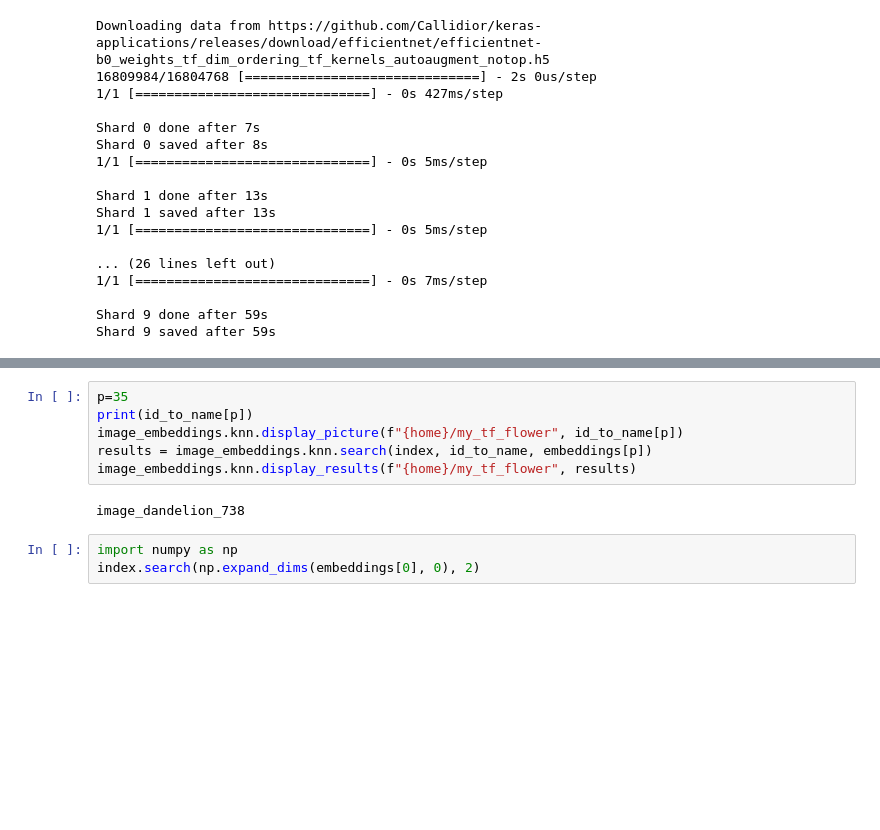
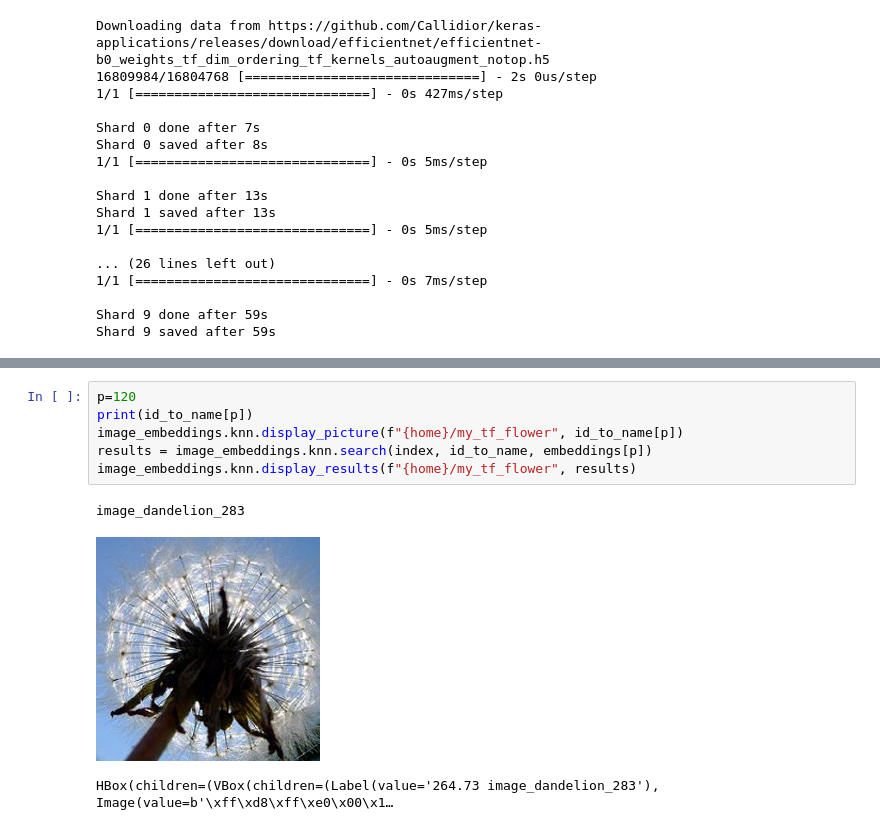
Before and after one commit to rom1504/image_embeddings, a Jupyter notebook: notebooks/SimpleImageEmb.ipynb, the cells around one changed output, grey strips where cells are left out. Drawn from its saved outputs; the diff is of its cells as text; blank space fills up the shorter version.

```diff
--- a/notebooks/SimpleImageEmb.ipynb
+++ b/notebooks/SimpleImageEmb.ipynb
@@ -57,11 +80,10 @@ NameError: name 'image_embeddings' is not defined
 # %%
-p=35
+p=120
 print(id_to_name[p])
 image_embeddings.knn.display_picture(f"{home}/my_tf_flower", id_to_name[p])
 results = image_embeddings.knn.search(index, id_to_name, embeddings[p])
 image_embeddings.knn.display_results(f"{home}/my_tf_flower", results)
 # %% [output]
-image_dandelion_738
+image_dandelion_283
+[figure, added]
+HBox(children=(VBox(children=(Label(value='264.73 image_dandelion_283'), Image(value=b'\xff\xd8\xff\xe0\x00\x1…
-# %%
-import numpy as np
-index.search(np.expand_dims(embeddings[0], 0), 2)
```
Also changed, not shown: parts of 12 cells of this notebook, 5 other files.
